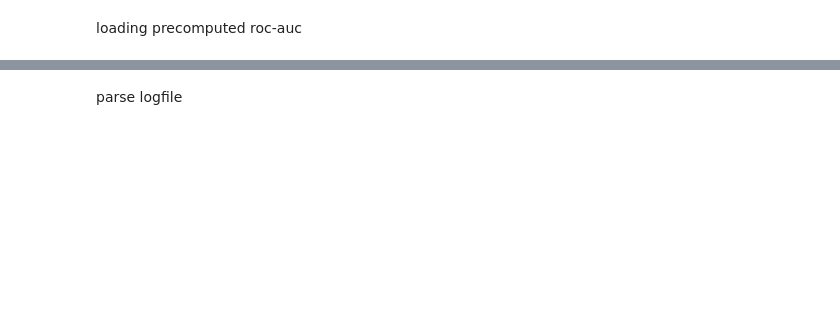
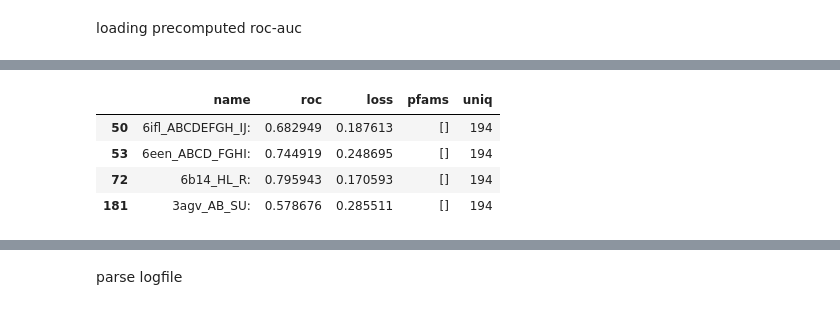
Before and after one commit to geraseva/masif_npi, a Jupyter notebook: Inference_analysis.ipynb, the cells around one changed output, grey strips where cells are left out. Saved outputs shown, nothing was run; the diff lists cells and outputs as text; code cells hidden in the pictures; blank space fills up the shorter version.

```diff
--- a/Inference_analysis.ipynb
+++ b/Inference_analysis.ipynb
@@ -6 +62,9 @@ loading precomputed roc-auc
+# %%
+inf_data[inf_data.uniq==max(pfam_len.values())]
+# %% [output]
+|  | name | roc | loss | pfams | uniq |
+| 50 | 6ifl_ABCDEFGH_IJ: | 0.682949 | 0.187613 | [] | 194 |
+| 53 | 6een_ABCD_FGHI: | 0.744919 | 0.248695 | [] | 194 |
+| 72 | 6b14_HL_R: | 0.795943 | 0.170593 | [] | 194 |
+| 181 | 3agv_AB_SU: | 0.578676 | 0.285511 | [] | 194 |
 # %%
```
Also changed, not shown: parts of 16 cells of this notebook, 1 other file.
